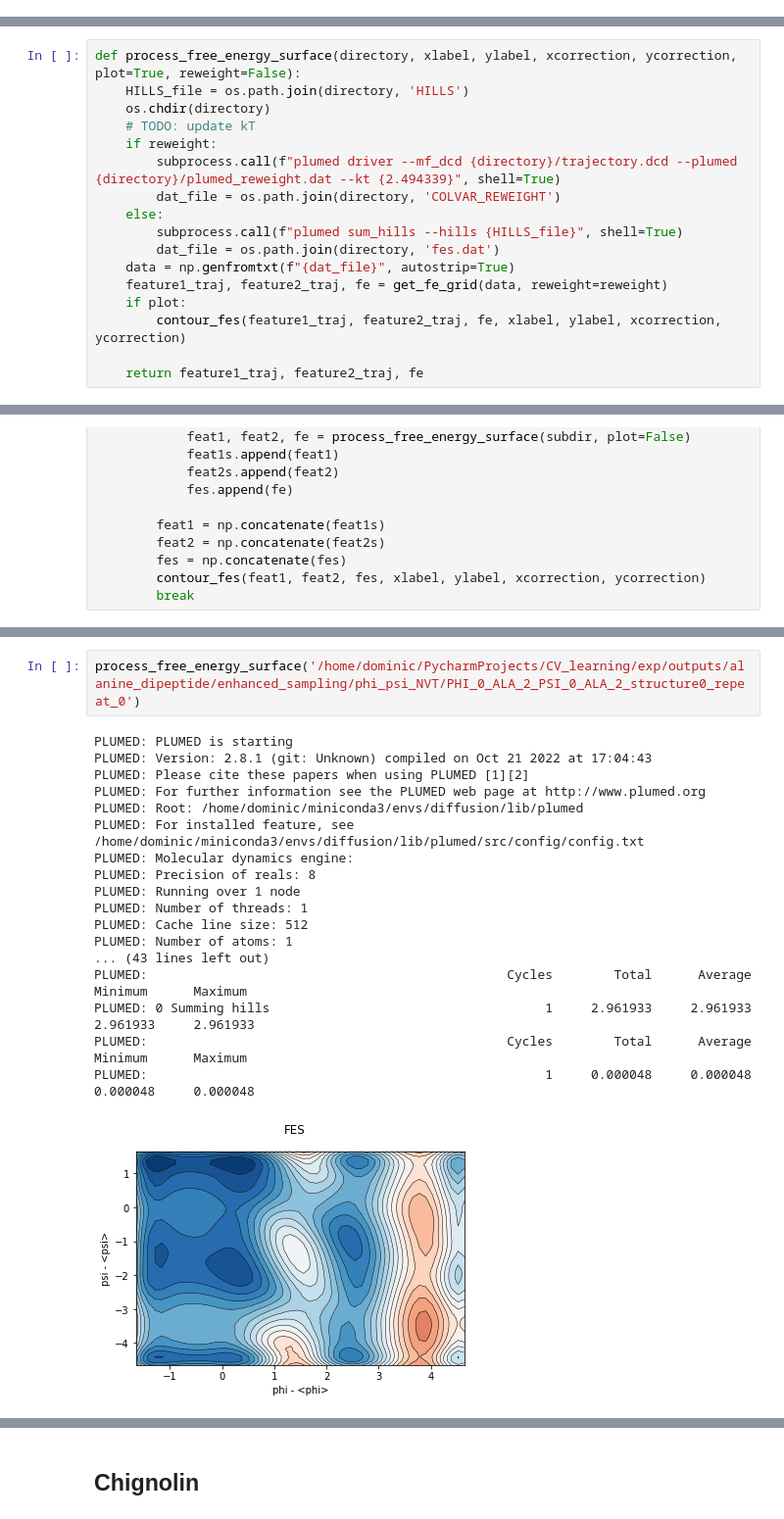
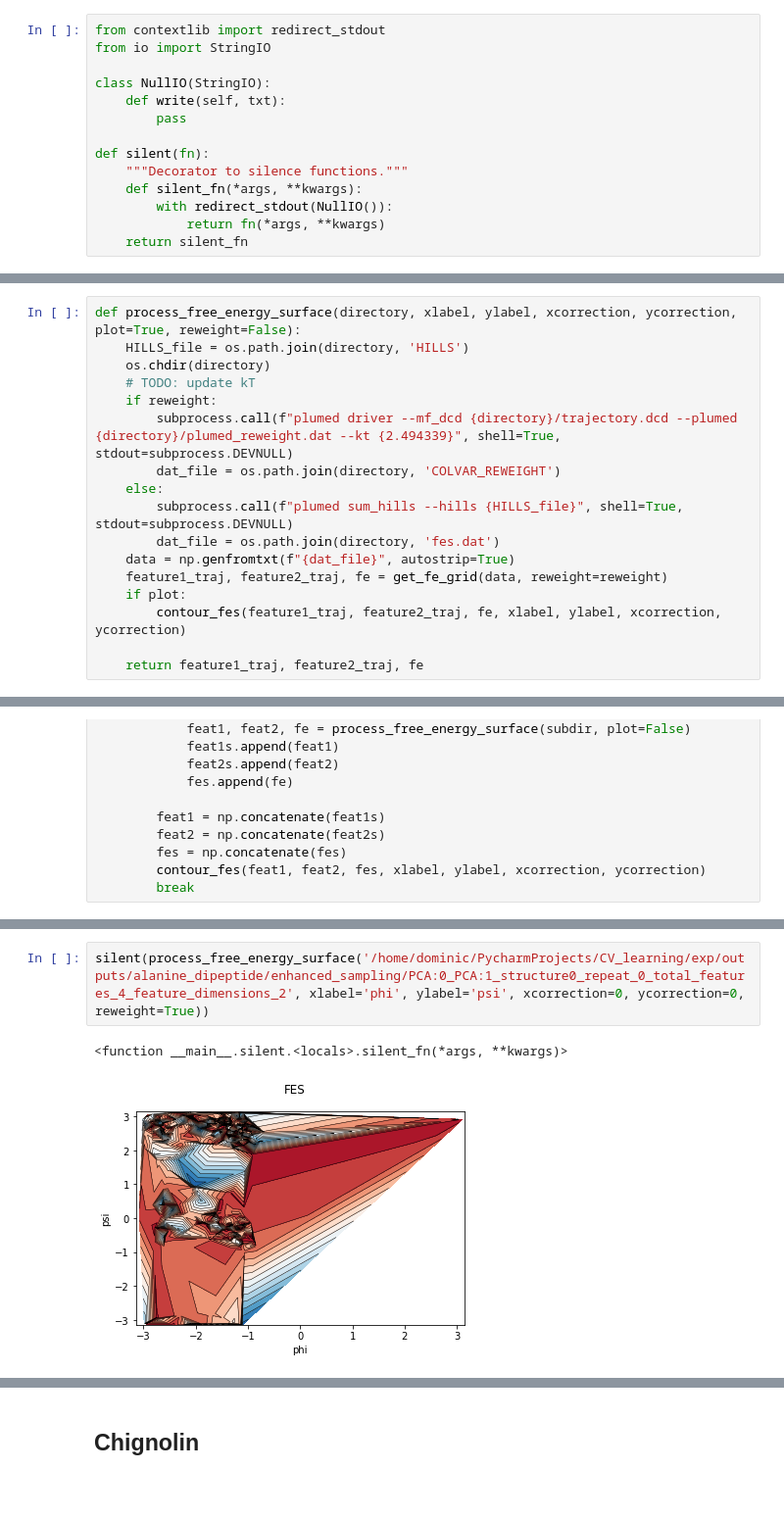
Before and after one commit to dominicp6/CV_learning, a Jupyter notebook: notebooks/enhanced_sampling_exps.ipynb, the cells around one changed output, grey strips where cells are left out. Shown at 98% size. Cells and saved outputs as stored; diff of their text form; blank space fills up the shorter version.

Commit message:
writing up enhanced sampling exps

```diff
--- a/notebooks/enhanced_sampling_exps.ipynb
+++ b/notebooks/enhanced_sampling_exps.ipynb
@@ -9,3 +20,17 @@ TODO: script for generating plumed_reweight.dat from plumed.dat
+# %%
+from contextlib import redirect_stdout
+from io import StringIO
+
+class NullIO(StringIO):
+    def write(self, txt):
+        pass
+
+def silent(fn):
+    """Decorator to silence functions."""
+    def silent_fn(*args, **kwargs):
+        with redirect_stdout(NullIO()):
+            return fn(*args, **kwargs)
+    return silent_fn
 # %%
 def get_fe_grid(data, reweight=False):
     if reweight:
@@ -72,10 +97,10 @@ def process_free_energy_surface(directory, xlabel, ylabel, xcorrection, ycorrect
     os.chdir(directory)
     # TODO: update kT
     if reweight:
-        subprocess.call(f"plumed driver --mf_dcd {directory}/trajectory.dcd --plumed {directory}/plumed_reweight.dat --kt {2.494339}", shell=True)
+        subprocess.call(f"plumed driver --mf_dcd {directory}/trajectory.dcd --plumed {directory}/plumed_reweight.dat --kt {2.494339}", shell=True, stdout=subprocess.DEVNULL)
         dat_file = os.path.join(directory, 'COLVAR_REWEIGHT')
     else:
-        subprocess.call(f"plumed sum_hills --hills {HILLS_file}", shell=True)
+        subprocess.call(f"plumed sum_hills --hills {HILLS_file}", shell=True, stdout=subprocess.DEVNULL)
         dat_file = os.path.join(directory, 'fes.dat')
     data = np.genfromtxt(f"{dat_file}", autostrip=True)
     feature1_traj, feature2_traj, fe = get_fe_grid(data, reweight=reweight)
@@ -131,22 +260,6 @@ PLUMED:                                                    1     0.000058     0.
 # %%
-process_free_energy_surface('/home/dominic/PycharmProjects/CV_learning/exp/outputs/alanine_dipeptide/enhanced_sampling/phi_psi_NVT/PHI_0_ALA_2_PSI_0_ALA_2_structure0_repeat_0')
+silent(process_free_energy_surface('/home/dominic/PycharmProjects/CV_learning/exp/outputs/alanine_dipeptide/enhanced_sampling/PCA:0_PCA:1_structure0_repeat_0_total_features_4_feature_dimensions_2', xlabel='phi', ylabel='psi', xcorrection=0, ycorrection=0, reweight=True))
 # %% [output]
-PLUMED: PLUMED is starting
-PLUMED: Version: 2.8.1 (git: Unknown) compiled on Oct 21 2022 at 17:04:43
-PLUMED: Please cite these papers when using PLUMED [1][2]
-PLUMED: For further information see the PLUMED web page at http://www.plumed.org
-PLUMED: Root: /home/dominic/miniconda3/envs/diffusion/lib/plumed
-PLUMED: For installed feature, see /home/dominic/miniconda3/envs/diffusion/lib/plumed/src/config/config.txt
-PLUMED: Molecular dynamics engine:
-PLUMED: Precision of reals: 8
-PLUMED: Running over 1 node
-PLUMED: Number of threads: 1
-PLUMED: Cache line size: 512
-PLUMED: Number of atoms: 1
-... (43 lines left out)
-PLUMED:                                               Cycles        Total      Average      Minimum      Maximum
-PLUMED: 0 Summing hills                                    1     2.961933     2.961933     2.961933     2.961933
-PLUMED:                                               Cycles        Total      Average      Minimum      Maximum
-PLUMED:                                                    1     0.000048     0.000048     0.000048     0.000048
+<function __main__.silent.<locals>.silent_fn(*args, **kwargs)>
-[figure, old version]
+[figure, new version]
 # %%
```
Also changed, not shown: parts of 20 cells of this notebook, 2 other files.
